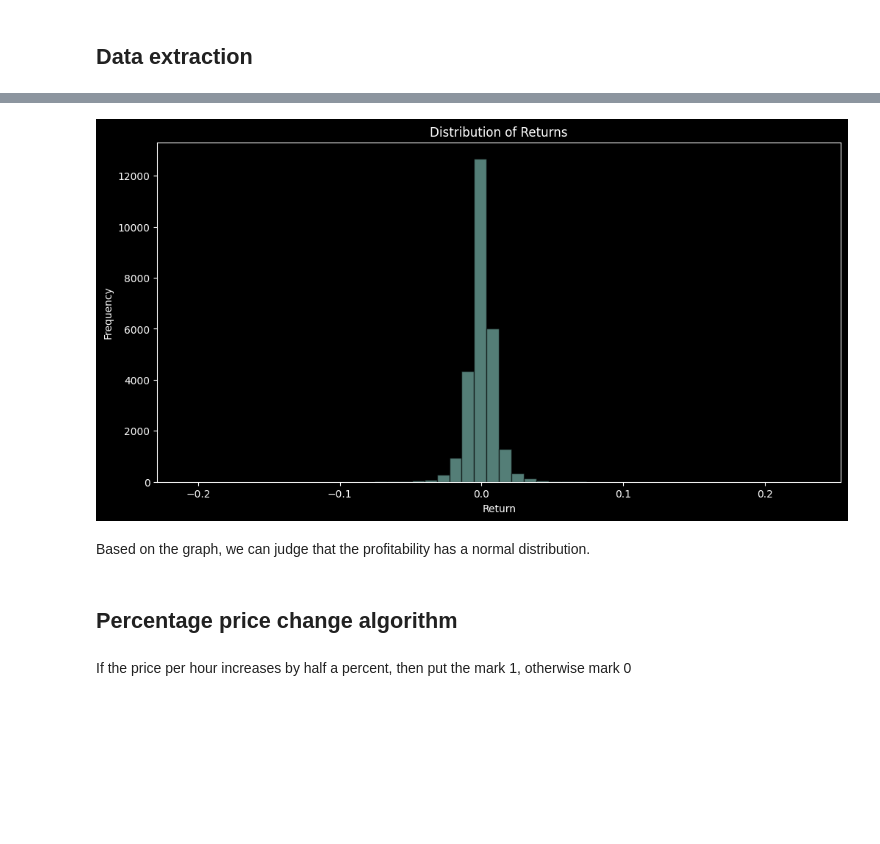
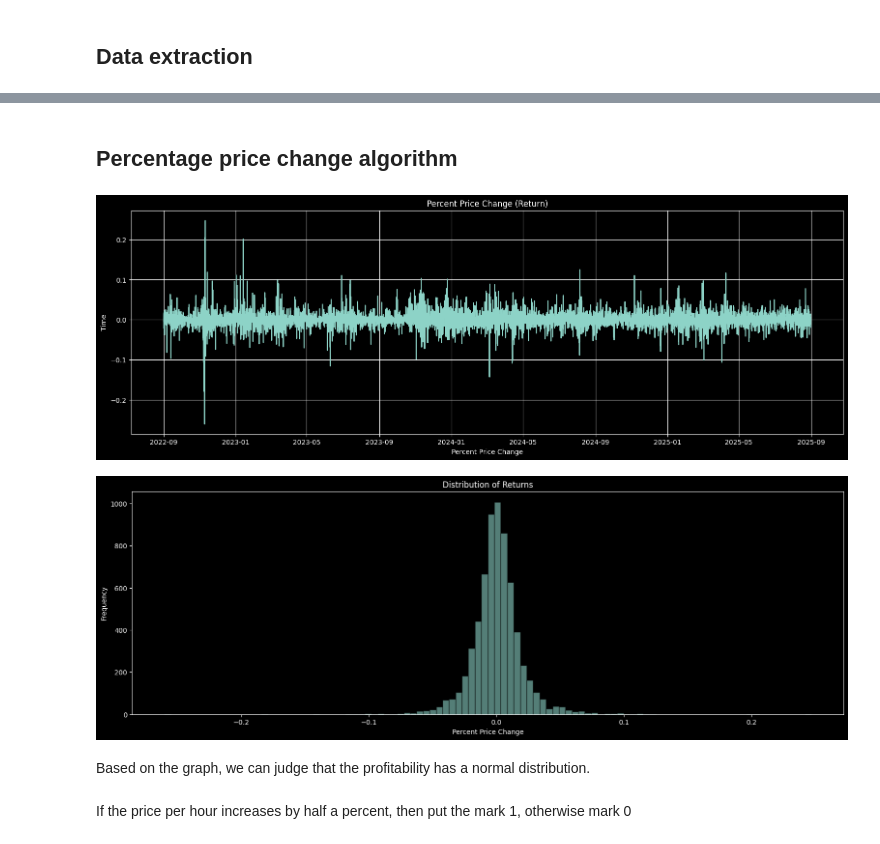
Before and after one commit to dkalenov/trading-bots-and-strategies, a Jupyter notebook: ML_candle_patterns_bot/ML_Trading_Bot.ipynb, the cells around one changed output, grey strips where cells are left out. Cells and saved outputs as stored; diff of their text form; code cells hidden in the pictures; blank space fills up the shorter version.

```diff
--- a/ML_candle_patterns_bot/ML_Trading_Bot.ipynb
+++ b/ML_candle_patterns_bot/ML_Trading_Bot.ipynb
@@ -140,7 +356,7 @@ def download_klines(symbol, interval, start_date, end_date):
 # %%
 # Data extraction
 symbol = 'SOLUSDT'
-interval = '1h'
+interval = '4h'
 start_date = '2022-09'
 end_date = '2025-08'
 
@@ -185,0 +408,3 @@ plt.show()
+# %%
+data = detect_candlestick_patterns(data)
+data.info()
@@ -185,0 +487,2 @@ plt.show()
+# %% [markdown]
+## Percentage price change algorithm
@@ -186,19 +492,26 @@ plt.show()
+# %%
+plt.style.use('dark_background')
+fig, ax = plt.subplots(figsize=(19,6))
+plt.plot(data.index, data['return'])
+plt.xlabel('Percent Price Change')
+plt.ylabel('Time')
+plt.title('Percent Price Change (Return)')
+plt.grid()
+plt.show()
+# %% [output]
+[figure, added]
 # %%
 # simple yield calculation
-data['return'] = data['close'].pct_change().shift(-1)
-
-fig, ax = plt.subplots(figsize=(12,6))
-plt.hist(data['return'], bins=50, edgecolor='black', alpha=0.6)
-plt.xlabel('Return')
+fig, ax = plt.subplots(figsize=(19, 6))
+plt.hist(data['return'], bins=100, edgecolor='black', alpha=0.6)
+plt.xlabel('Percent Price Change')
 plt.ylabel('Frequency')
 plt.title('Distribution of Returns')
 plt.show()
 # %% [output]
-[figure, old version]
+[figure, new version]
 # %% [markdown]
 Based on the graph, we can judge that the profitability has a normal distribution.
-# %% [markdown]
-## Percentage price change algorithm
 # %% [markdown]
 If the price per hour increases by half a percent, then put the mark 1, otherwise mark 0
 # %%
```
Also changed, not shown: parts of 43 cells of this notebook.
